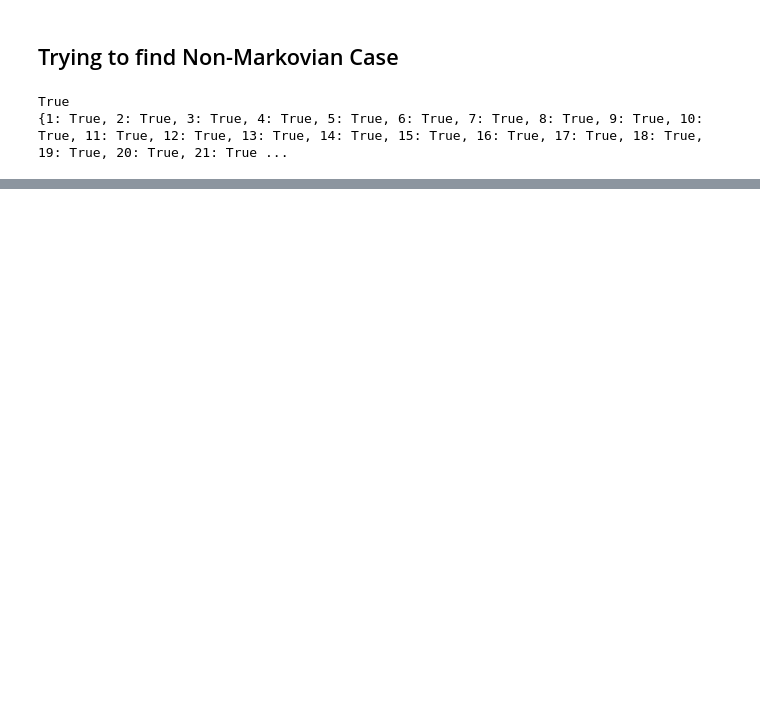
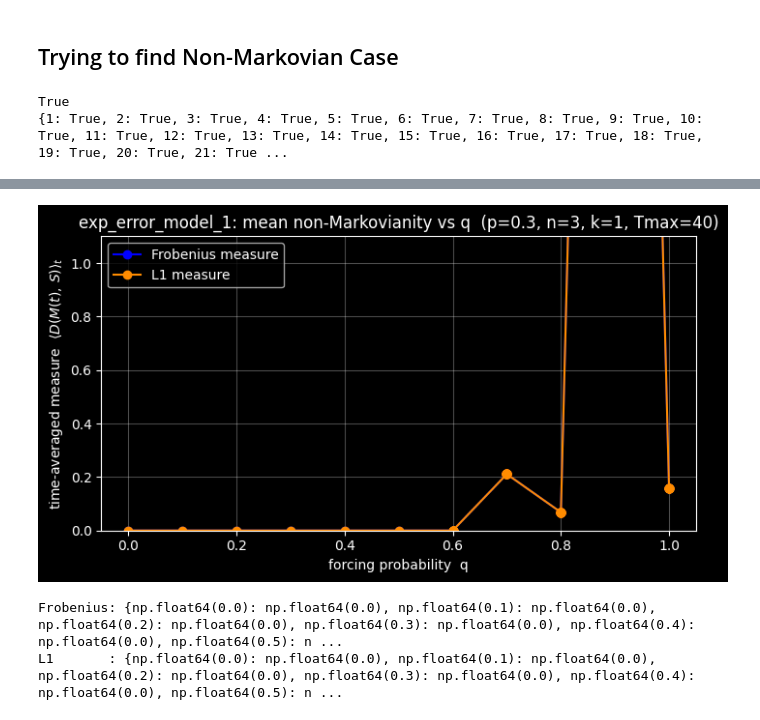
Before and after one commit to YommoY-official/MPQMasters, a Jupyter notebook: non_markovian_measure/non_markovian_measure.ipynb, the cells around one changed output, grey strips where cells are left out. Cells and saved outputs as stored; diff of their text form; code cells hidden in the pictures; blank space fills up the shorter version.

```diff
--- a/non_markovian_measure/non_markovian_measure.ipynb
+++ b/non_markovian_measure/non_markovian_measure.ipynb
@@ -450,0 +563,51 @@ nan
+# %%
+# ---- exp_error_model_1: time-averaged non-Markovianity measure vs q ----
+# For each q in 0.0 .. 1.0 (step 0.1), build the channel, compute the per-step
+# measure D(M(t), S) for t = 1..Tmax, then time-average = sum over t / Tmax.
+from error_models import perfect_physical_error, make_exp_error_model_1
+from measures import stochastic_distance, l1_stochastic_distance
+
+p    = 0.3      # i.i.d. bit-flip fallback rate
+Tmax = 40
+qs   = np.round(np.concatenate([np.arange(0.0, 0.6 + 1e-9, 0.1), np.arange(0.6,1.0+1e-9, 0.001)]), 1)
+
+code_exp = ClassicalCode(np.array([[1, 1, 0],
+                                    [0, 1, 1]]))        # swap in any code here
+
+mean_frob, mean_l1 = [], []
+for q in qs:
+    channel = LogicalChannel(code_exp, Tmax, p,
+                             p_error=perfect_physical_error,
+                             syndrome_kernel2=make_exp_error_model_1(code_exp, q, p))
+    A = [channel.stochastic_matrix(t) for t in range(Tmax + 1)]
+    vf, vl = [], []
+    for t in range(1, Tmax + 1):
+        try:
+            M = A[t] @ np.linalg.inv(A[t - 1])
+        except np.linalg.LinAlgError:
+            vf.append(np.nan); vl.append(np.nan)        # singular step
+        else:
+            vf.append(stochastic_distance(M))
+            vl.append(l1_stochastic_distance(M))
+    mean_frob.append(np.nansum(vf) / Tmax)              # sum of measures / total steps
+    mean_l1.append(np.nansum(vl) / Tmax)
+
+plt.figure(figsize=(7, 4))
+plt.plot(qs, mean_frob, marker='o', color='blue',       label='Frobenius measure')
+plt.plot(qs, mean_l1,   marker='o', color='darkorange', label='L1 measure')
+plt.xlabel('forcing probability  q')
+plt.ylabel(r'time-averaged measure  $\langle D(M(t),\,S)\rangle_t$')
+plt.title(f'exp_error_model_1: mean non-Markovianity vs q  '
+          f'(p={p}, n={code_exp.n}, k={code_exp.k}, Tmax={Tmax})')
+plt.ylim(0,1.1)
+plt.legend()
+plt.grid(alpha=0.3)
+plt.tight_layout()
+plt.show()
+
+print('Frobenius:', dict(zip(qs, np.round(mean_frob, 6))))
+print('L1       :', dict(zip(qs, np.round(mean_l1, 6))))
+# %% [output]
+[figure, added]
+Frobenius: {np.float64(0.0): np.float64(0.0), np.float64(0.1): np.float64(0.0), np.float64(0.2): np.float64(0.0), np.float64(0.3): np.float64(0.0), np.float64(0.4): np.float64(0.0), np.float64(0.5): n ...
+L1       : {np.float64(0.0): np.float64(0.0), np.float64(0.1): np.float64(0.0), np.float64(0.2): np.float64(0.0), np.float64(0.3): np.float64(0.0), np.float64(0.4): np.float64(0.0), np.float64(0.5): n ...
```
Also changed, not shown: parts of 15 cells of this notebook, 2 other files.
